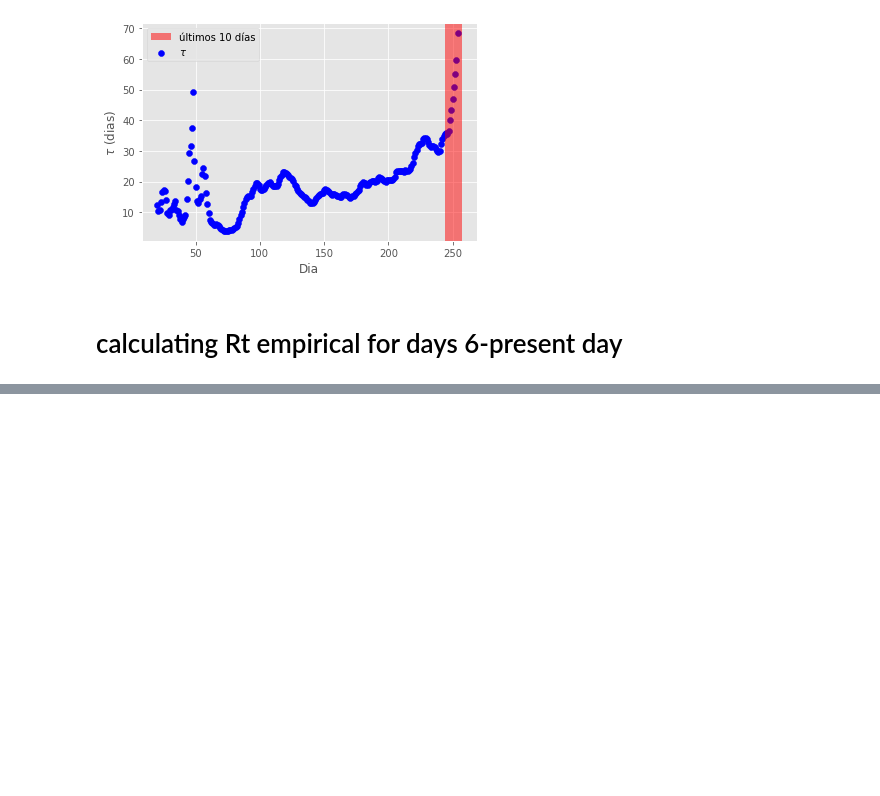
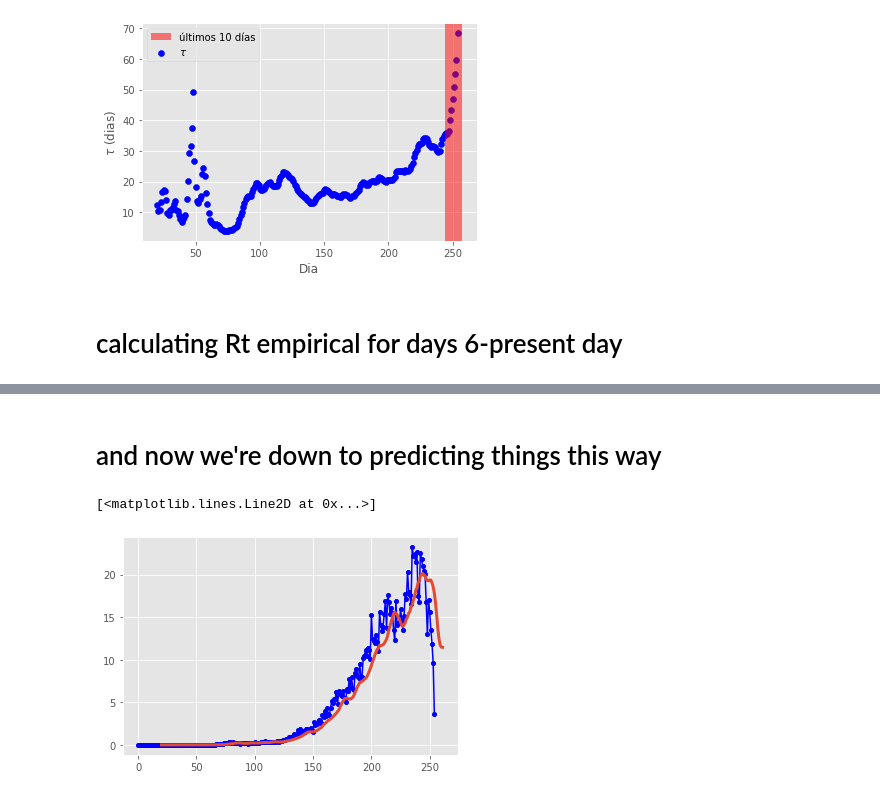
Before and after one commit to denisecammarota/tesis-ib, a Jupyter notebook: Practicando0/Practicando_0.ipynb, the cells around one changed output, grey strips where cells are left out. Saved outputs shown, nothing was run; the diff lists cells and outputs as text; code cells hidden in the pictures; blank space fills up the shorter version.

```diff
--- a/Practicando0/Practicando_0.ipynb
+++ b/Practicando0/Practicando_0.ipynb
@@ -183,0 +218,12 @@ plt.legend()
+# %% [markdown]
+# and now we're down to predicting things this way
+# %%
+r_def = r_t_seven[4:]
+p_t = np.zeros(ultimo_dia-13)
+p_t = r_def * a_t
+dias_p = np.arange(20,ultimo_dia+7,1)
+plt.plot(casos_por_dia[:,0],casos_por_dia[:,1]*(100000/pop_arg),'-ob',markersize=4,label="casos hasta dia: "+str(ultima_fecha))
+plt.plot(dias_p,p_t,linewidth=3)
+# %% [output]
+[<matplotlib.lines.Line2D at 0x...>]
+[figure, added]
```
Also changed, not shown: parts of 5 cells of this notebook, 3 other files.
